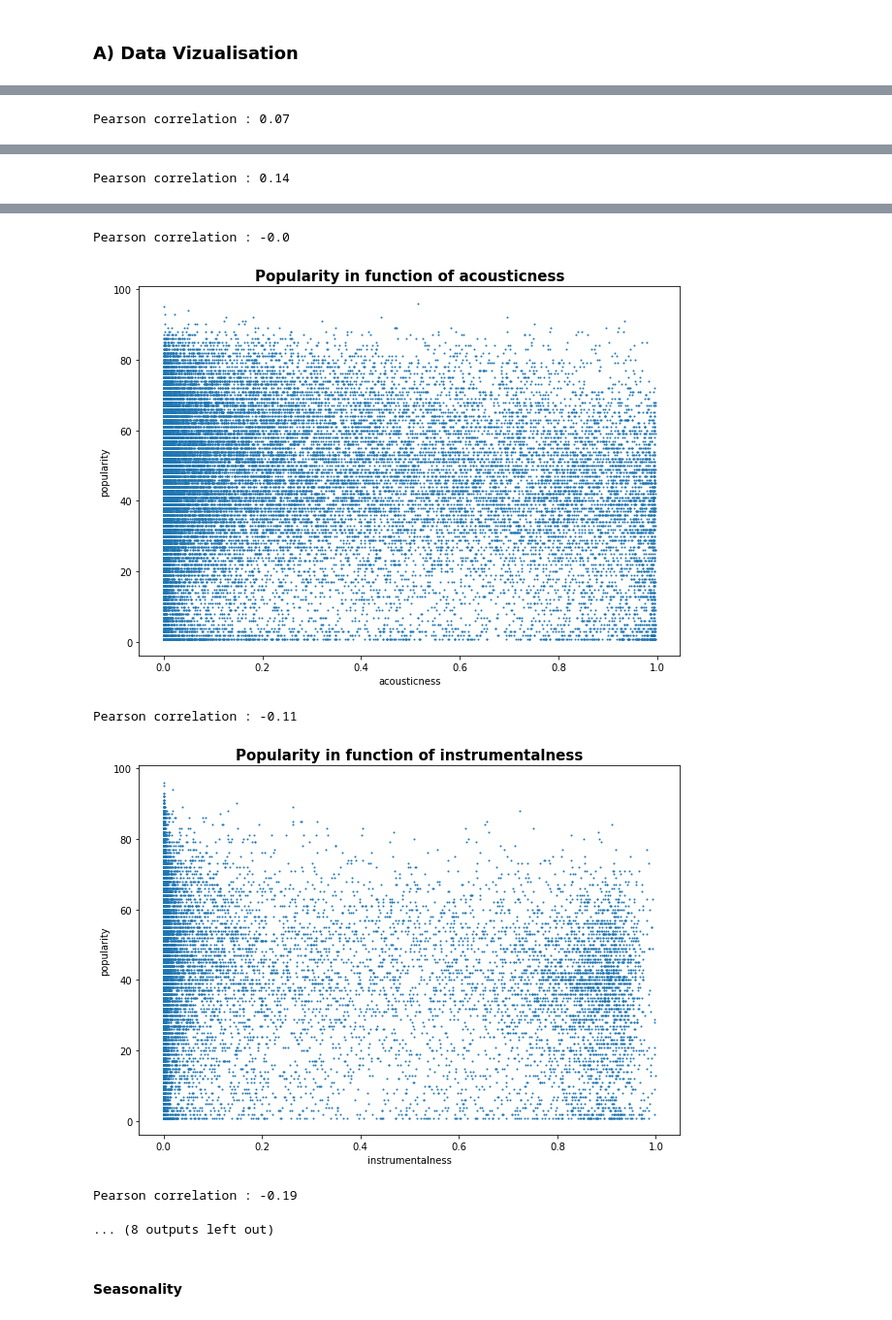
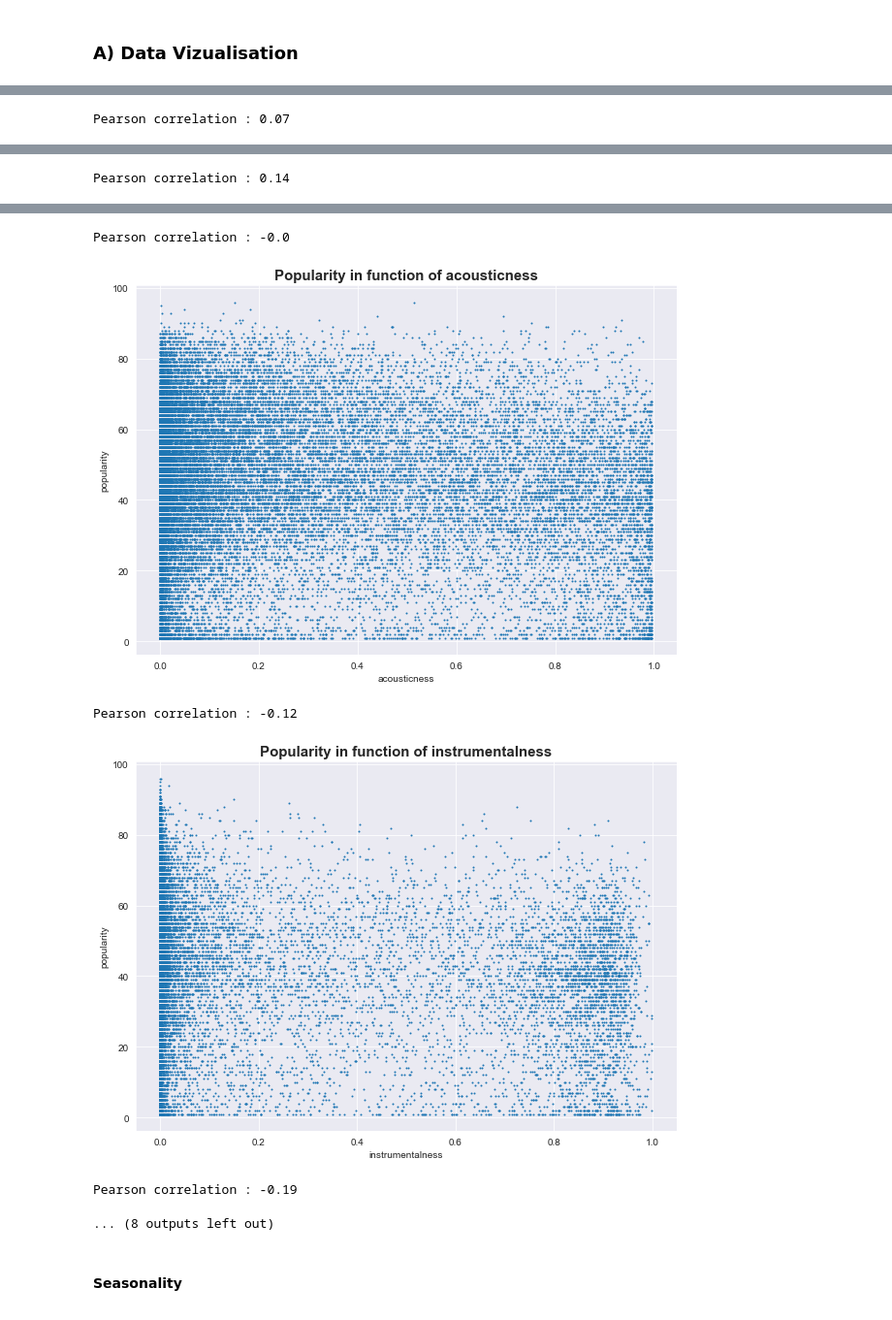
Before and after one commit to gpltr/spotify-challenge, a Jupyter notebook: challenge_spotify.ipynb, the cells around one changed output, grey strips where cells are left out. Shown at 97% size. Cells and saved outputs as stored; diff of their text form; code cells hidden in the pictures.

```diff
--- a/challenge_spotify.ipynb
+++ b/challenge_spotify.ipynb
@@ -147,3 +108,9 @@ df = pd.read_csv('./demo_spotify_30k.csv', sep = '|')
+# %%
+sns.set_style('darkgrid')
+# %%
+df_artist = pd.read_csv('data/df_artist.csv', low_memory=False)
+df_music = pd.read_csv('data/df_music.csv', low_memory=False)
+df_music = df_music[~df_music.name.isna()]
 # %% [markdown]
 ## II - Exploratory data analysis
 # %% [markdown]
@@ -243,5 +153,5 @@ len(np.unique(df_music.artist_name_1))
 numerical_col = ['danceability', 'energy', 'loudness', 'speechiness', 'acousticness',
                  'instrumentalness', 'liveness', 'valence', 'tempo', 'duration_ms', 'popularity']
 
-col_train = ['danceability', 'energy', 'loudness', 'speechiness', 'acousticness',
+features_col = ['danceability', 'energy', 'loudness', 'speechiness', 'acousticness',
                  'instrumentalness', 'liveness', 'valence', 'tempo', 'duration_ms']
@@ -255,4 +157,0 @@ data['is_top50'] = a
-# %%
-X_df = data[col_train]
-
-y = np.array(data['is_top50'])
@@ -290,6 +204,6 @@ plt.show()
 # %%
 df_pop_pos = df_music.query('popularity>0')
-for numerical_col in numerical_col_bis:
+for numerical_col in features_col:
     plt.figure(figsize=(10, 7))
     plt.title(f'Popularity in function of {numerical_col}', fontsize=15, fontweight='bold')
     plt.xlabel(numerical_col)
@@ -311,7 +225,7 @@ Pearson correlation : 0.14
 Pearson correlation : -0.0
-[figure, old version]
+[figure, new version]
-Pearson correlation : -0.11
+Pearson correlation : -0.12
-[figure, old version]
+[figure, new version]
 Pearson correlation : -0.19
 ... (8 outputs left out)
 # %% [markdown]
```
Also changed, not shown: parts of 93 cells of this notebook, 18 other files.
